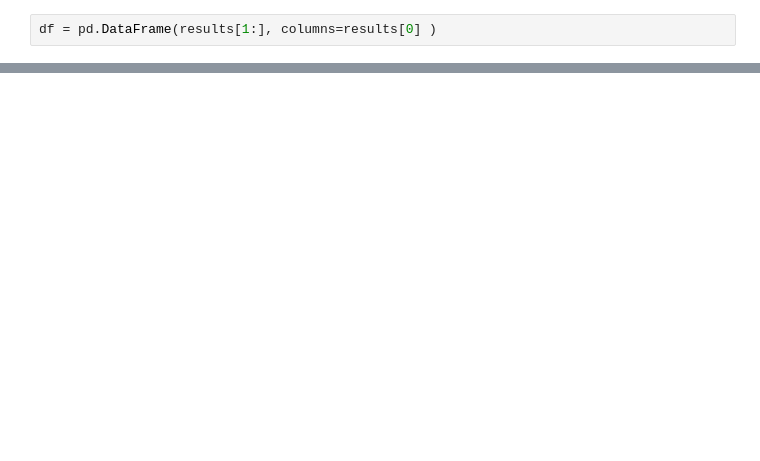
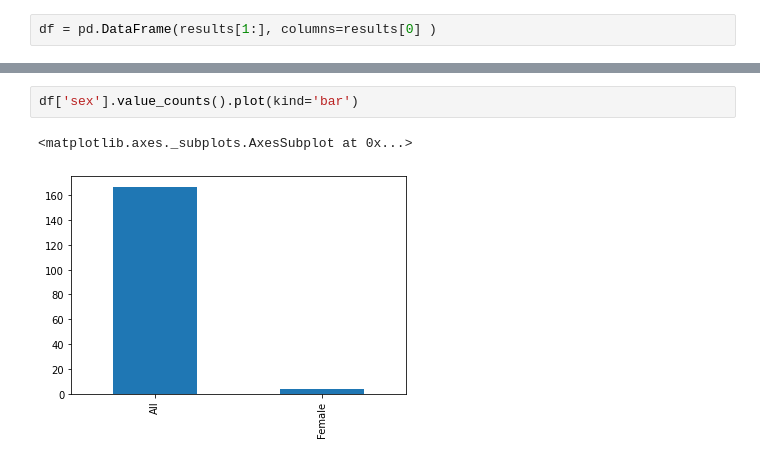
Before and after one commit to ZohraRezgui/Webscraping-ClinicalTrials, a Jupyter notebook: Tutorial.ipynb, the cells around one changed output, grey strips where cells are left out. Drawn from its saved outputs; the diff is of its cells as text; blank space fills up the shorter version.

```diff
--- a/Tutorial.ipynb
+++ b/Tutorial.ipynb
@@ -34,0 +48,5 @@ df.head()
+# %%
+df['sex'].value_counts().plot(kind='bar')
+# %% [output]
+<matplotlib.axes._subplots.AxesSubplot at 0x...>
+[figure, added]
```
Also changed, not shown: parts of 6 cells of this notebook, 3 other files.
